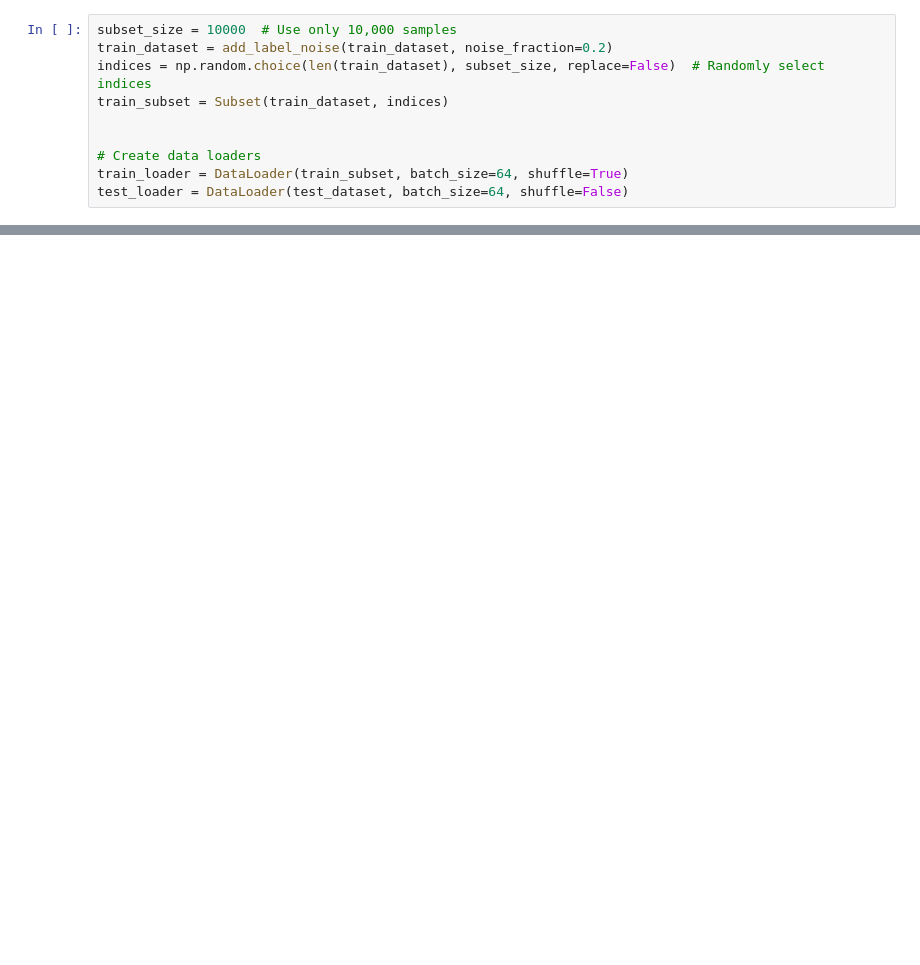
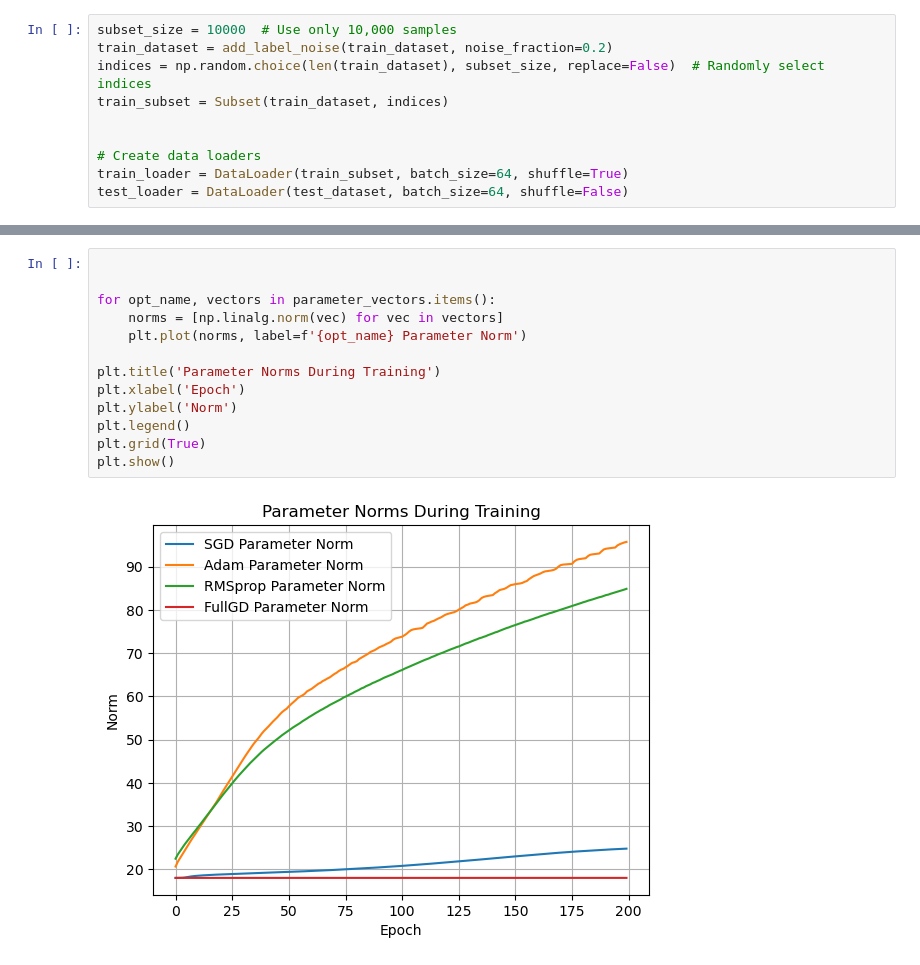
Before and after one commit to kamaljeetsingh14/SIE-645-Final-Project, a Jupyter notebook: experiment 1.ipynb, the cells around one changed output, grey strips where cells are left out. Saved outputs shown, nothing was run; the diff lists cells and outputs as text; blank space fills up the shorter version.

```diff
--- a/experiment 1.ipynb
+++ b/experiment 1.ipynb
@@ -235,0 +269,15 @@ plt.show()
+# %%
+
+
+for opt_name, vectors in parameter_vectors.items():
+    norms = [np.linalg.norm(vec) for vec in vectors]
+    plt.plot(norms, label=f'{opt_name} Parameter Norm')
+
+plt.title('Parameter Norms During Training')
+plt.xlabel('Epoch')
+plt.ylabel('Norm')
+plt.legend()
+plt.grid(True)
+plt.show()
+# %% [output]
+[figure, added]
```
Also changed, not shown: parts of 6 cells of this notebook.
